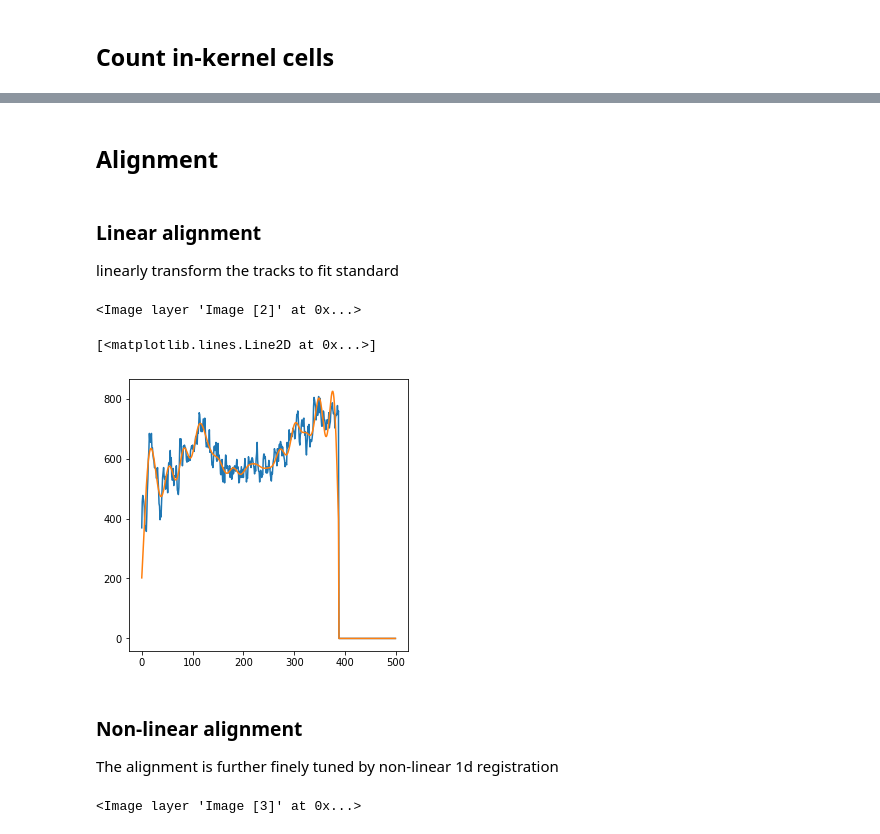
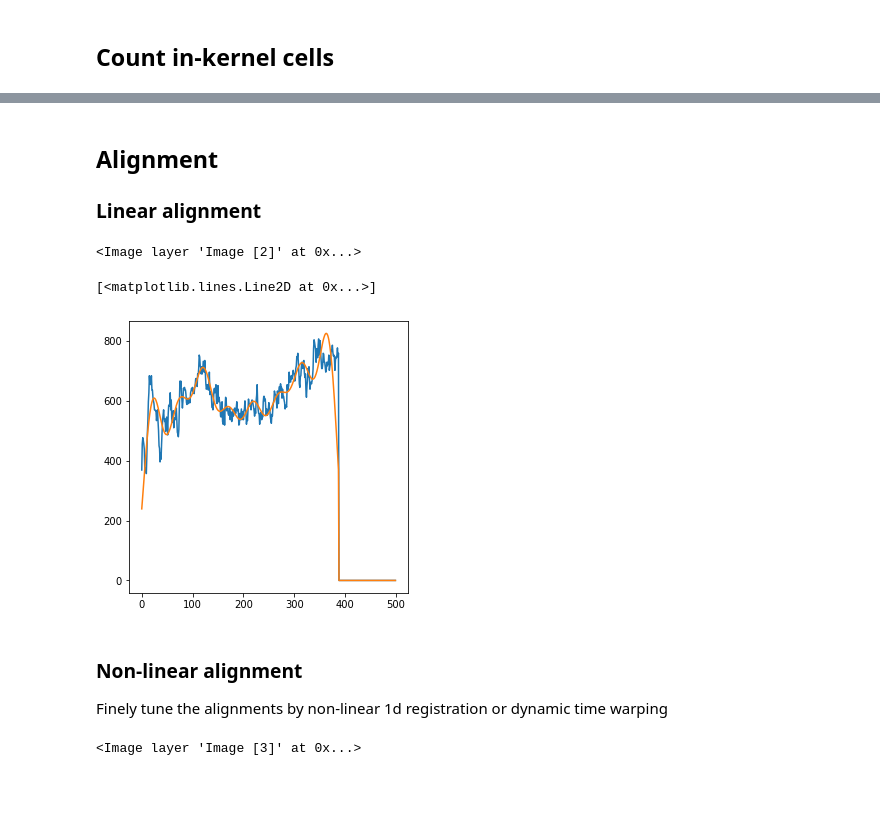
Before and after one commit to tatz-murakami/morphotrack, a Jupyter notebook: scripts/morphotrack_03_alignment.ipynb, the cells around one changed output, grey strips where cells are left out. Saved outputs shown, nothing was run; the diff lists cells and outputs as text; code cells hidden in the pictures; blank space fills up the shorter version.

```diff
--- a/scripts/morphotrack_03_alignment.ipynb
+++ b/scripts/morphotrack_03_alignment.ipynb
@@ -93,27 +74,25 @@ viewer.add_image(kernel_counts)
 # get binary mask for gray matter
 gray_candidate = (1-white_matter)*segmented_tissue
 
-# get segments where tracks are in gray matter
-gray_loc = morphotrack.points.fetch_value_in_position(track_info.Position, gray_candidate) # tracker.fetch_value_in_position(gray_candidate)
-gray_loc = gray_loc.astype(float).fillna(0)
-gray_loc.data = np.apply_along_axis(lambda a:morphotrack.binary.extract_largest_object_from_binary(a, np.ones(3)), axis=1, arr=gray_loc.data) # extract the longest segment
+# get segments where tracks are in gray matter, white matter and layer1
+gray_loc = morphotrack.track.find_region(track_info.Position, gray_candidate, extract_largest=True)
+white_loc = morphotrack.track.find_region(track_info.Position, white_matter)
+l1_loc = morphotrack.track.find_region(track_info.Position, layer1)
+
+# design filtering condition
+filters = []
 
 # make filter based on the size of the segment
-filters = []
 size_threshold = 50
 filters.append(gray_loc.sum(dim='time')>=size_threshold)
 
 # make filter based on one edge is white matter
-white_loc = morphotrack.points.fetch_value_in_position(track_info.Position, white_matter) # tracker.fetch_value_in_position(white_matter)
-white_loc = white_loc.astype(float).fillna(0)
 extension_param = 10
 temp = gray_loc.copy()
 temp.data = np.apply_along_axis(lambda a:binary_dilation(a, np.hstack([np.zeros(extension_param),np.ones(extension_param)])), axis=1, arr=gray_loc.data)
 filters.append(((temp.astype(int)-gray_loc.astype(int))*white_loc).sum(dim='time')>0)
 
 # make filter based on inclusion of layer1
-l1_loc = morphotrack.points.fetch_value_in_position(track_info.Position, layer1) # tracker.fetch_value_in_position(layer1)
-l1_loc = l1_loc.astype(float).fillna(0)
 filters.append(l1_loc.sum(dim='time')>0)
 
 # dilate to obtain redundancy for alignment
@@ -122,3 +101,4 @@ gray_loc.data = np.apply_along_axis(lambda a:binary_dilation(a, np.hstack([np.ze
 
 # summarize filters
 filters = xr.concat(filters,dim='filt')
+track_sel = filters.track[filters.all(dim='filt')]
@@ -154,0 +105,8 @@ viewer.add_image(segmented_tissue, contrast_limits=[0,2], rgb=False, name='mask'
+# %%
+# get tracks for analysis
+# create a new xarray dataset with filtered tracks.
+track_ds = xr.Dataset(data_vars={'Kernel_counts': kernel_counts.isel(track=track_sel), 'Gray_loc': gray_loc.isel(track=track_sel)})
+track_ds['Gray_counts'] = track_ds.Kernel_counts * track_ds.Gray_loc
+track_ds['Position'] = track_info.Position.isel(track=track_sel.data)
+track_ds['Flow'] = track_info.Flow.isel(track=track_sel.data)
+track_ds['Seeds'] = track_info.Seed.isel(track=track_sel.data)
@@ -155,20 +122,6 @@ viewer.add_image(segmented_tissue, contrast_limits=[0,2], rgb=False, name='mask'
 # %% [markdown]
 ## Alignment
+### Linear alignment
-# %% [markdown]
-### Linear alignment
-linearly transform the tracks to fit standard
-# %%
-# get tracks for analysis
-track_selection = filters.track[filters.all(dim='filt')]
-
-# create xarray dataset
-track_ds = xr.Dataset(data_vars={'Kernel_counts': kernel_counts.isel(track=track_selection), 'Gray_loc': gray_loc.isel(track=track_selection)})
-track_ds['Gray_counts'] = track_ds.Kernel_counts * track_ds.Gray_loc
-
-# position and flow for future reference
-track_ds['Position'] = track_info.Position.isel(track=track_selection.data)
-track_ds['Flow'] = track_info.Flow.isel(track=track_selection.data)
-track_ds['Seeds'] = track_info.Seed.isel(track=track_selection.data)
 # %%
 # get a standard as a template of alignment
 std_pos = morphotrack.points.pick_median_nearest_point(track_ds['Seeds'],1)
@@ -193,18 +145,19 @@ viewer.add_image(track_ds.Linear_warped.sel(displacement='t2s'),colormap='magent
 <Image layer 'Image [2]' at 0x...>
 # %%
 # check FFT filter threshold
-threshold = 1e3
+threshold = 5e2
 fig, axs = plt.subplots(figsize=(5,5))
 axs.plot(track_ds.Standard.isel(track=0).data)
-fft_filtered = morphotrack.dtw.filter_signal(track_ds.Standard.isel(track=0).data,threshold=threshold)
+
+fft_filtered = morphotrack.nonlinear_align.filter_signal(track_ds.Standard.isel(track=0).data,threshold=threshold)
 fft_filtered[track_ds.Standard.isel(track=0).data==0]=0
 axs.plot(fft_filtered)
 # %% [output]
 [<matplotlib.lines.Line2D at 0x...>]
-[figure, old version]
+[figure, new version]
 # %% [markdown]
 ### Non-linear alignment
-The alignment is further finely tuned by non-linear 1d registration
+Finely tune the alignments by non-linear 1d registration or dynamic time warping
 # %%
 settings = {
     'pyramid_levels':3,
```
Also changed, not shown: parts of 31 cells of this notebook, 8 other files.
